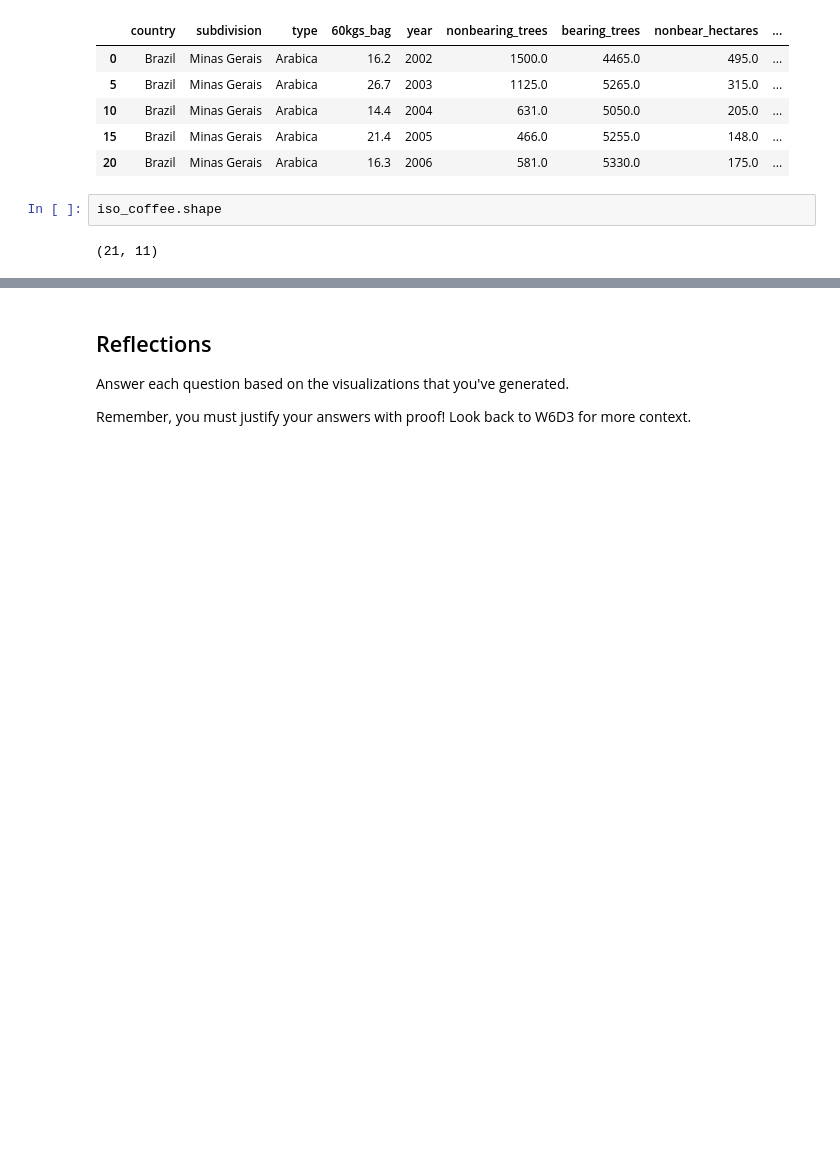
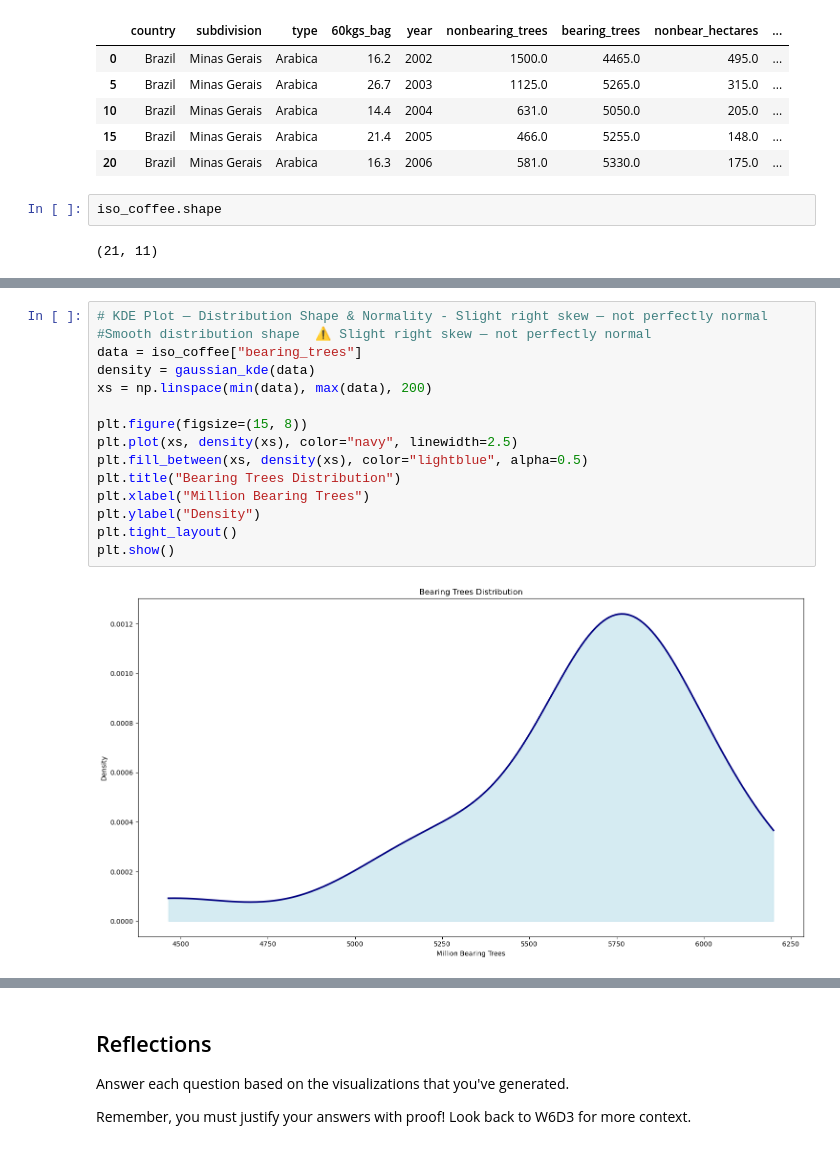
Before and after one commit to jesseniadia/Minas-Gerais-EDA, a Jupyter notebook: notebooks/explore_coffee.ipynb, the cells around one changed output, grey strips where cells are left out. Cells and saved outputs as stored; diff of their text form; blank space fills up the shorter version.

```diff
--- a/notebooks/explore_coffee.ipynb
+++ b/notebooks/explore_coffee.ipynb
@@ -216,0 +251,17 @@ plt.tight_layout()
+# %%
+# KDE Plot — Distribution Shape & Normality - Slight right skew — not perfectly normal
+#Smooth distribution shape	⚠️ Slight right skew — not perfectly normal
+data = iso_coffee["bearing_trees"]
+density = gaussian_kde(data)
+xs = np.linspace(min(data), max(data), 200)
+
+plt.figure(figsize=(15, 8))
+plt.plot(xs, density(xs), color="navy", linewidth=2.5)
+plt.fill_between(xs, density(xs), color="lightblue", alpha=0.5)
+plt.title("Bearing Trees Distribution")
+plt.xlabel("Million Bearing Trees")
+plt.ylabel("Density")
+plt.tight_layout()
+plt.show()
+# %% [output]
+[figure, added]
```
Also changed, not shown: parts of 22 cells of this notebook, 2 other files.
